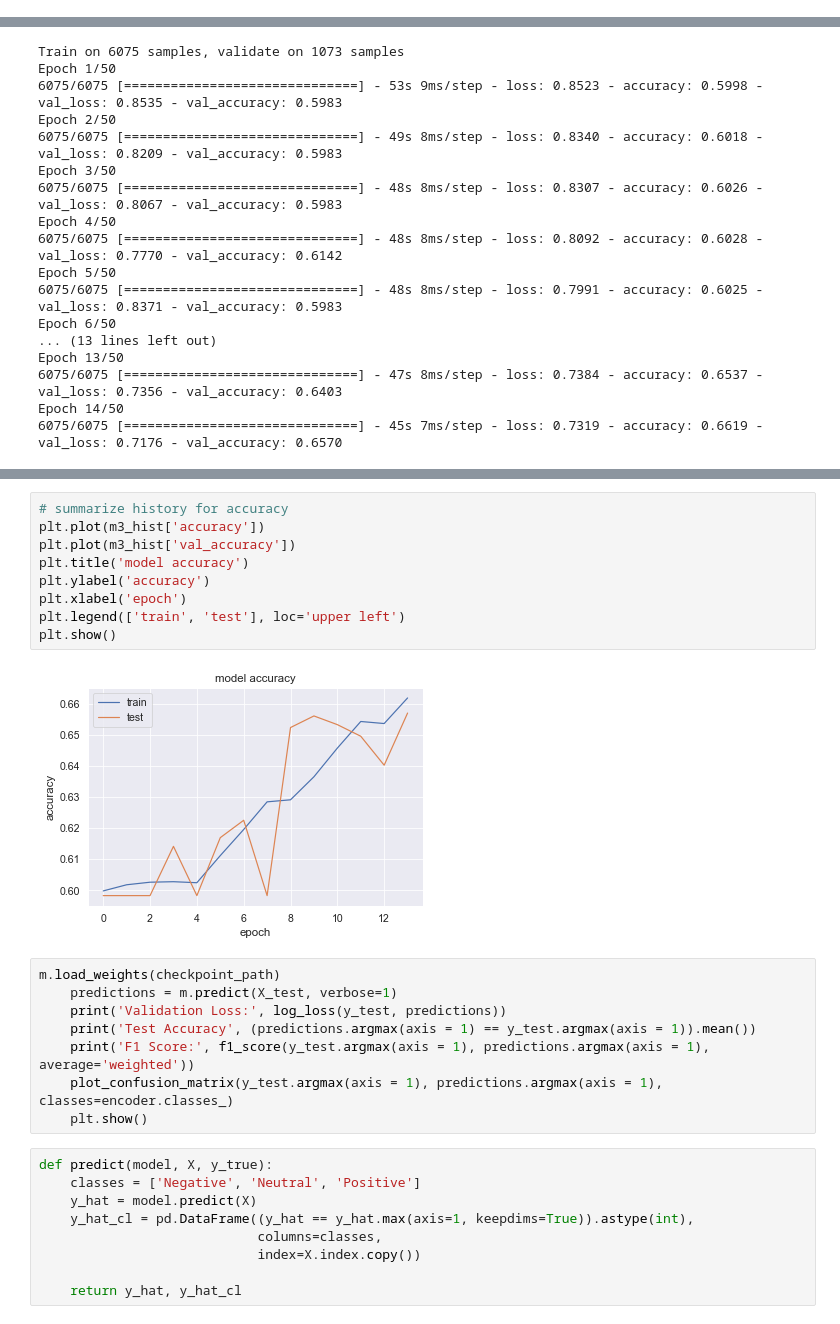
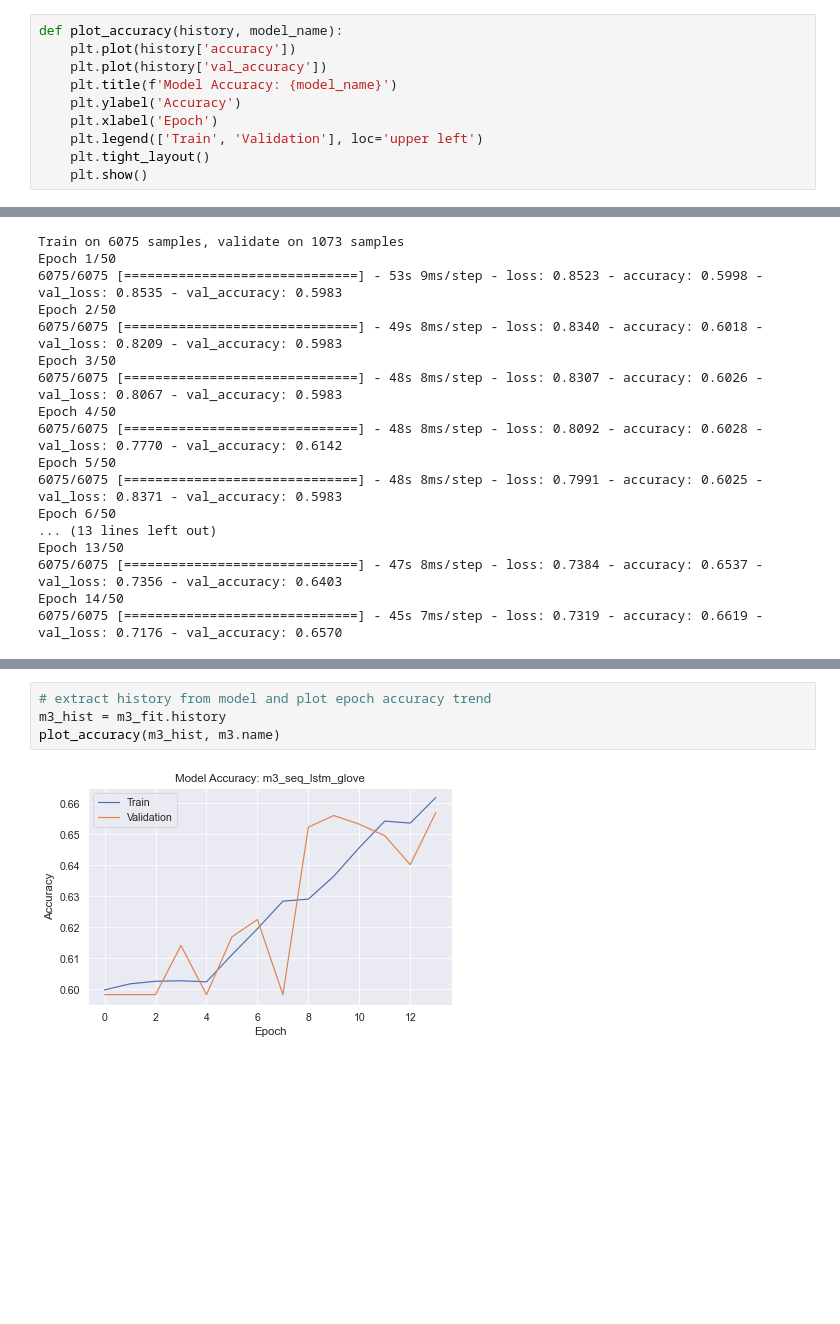
Before and after one commit to cutterback/p04-twitter-sentiment-nlp, a Jupyter notebook: Twitter-Sentiment-Analysis-NLP.ipynb, the cells around one changed output, grey strips where cells are left out. Cells and saved outputs as stored; diff of their text form; blank space fills up the shorter version.

Commit message:
Adding 5 model functions

```diff
--- a/Twitter-Sentiment-Analysis-NLP.ipynb
+++ b/Twitter-Sentiment-Analysis-NLP.ipynb
@@ -282,3 +282,13 @@ X_train: (7148, 23) X_test: (1788, 23) y_train: (7148, 3) y_test: (1788, 3)
 Document count: 7148 | Vocab size: 9435 | Input length: 23
 # %% [markdown]
 ## Model Functions
+# %%
+def plot_accuracy(history, model_name):
+    plt.plot(history['accuracy'])
+    plt.plot(history['val_accuracy'])
+    plt.title(f'Model Accuracy: {model_name}')
+    plt.ylabel('Accuracy')
+    plt.xlabel('Epoch')
+    plt.legend(['Train', 'Validation'], loc='upper left')
+    plt.tight_layout()
+    plt.show()
@@ -532,29 +563,7 @@ results_train
-# %%
-# summarize history for accuracy
-plt.plot(m3_hist['accuracy'])
-plt.plot(m3_hist['val_accuracy'])
-plt.title('model accuracy')
-plt.ylabel('accuracy')
-plt.xlabel('epoch')
-plt.legend(['train', 'test'], loc='upper left')
-plt.show()
-# %% [output]
-[figure, removed]
-# %%
-m.load_weights(checkpoint_path)
-    predictions = m.predict(X_test, verbose=1)
-    print('Validation Loss:', log_loss(y_test, predictions))
-    print('Test Accuracy', (predictions.argmax(axis = 1) == y_test.argmax(axis = 1)).mean())
-    print('F1 Score:', f1_score(y_test.argmax(axis = 1), predictions.argmax(axis = 1), average='weighted'))
-    plot_confusion_matrix(y_test.argmax(axis = 1), predictions.argmax(axis = 1), classes=encoder.classes_)
-    plt.show()
-# %%
-def predict(model, X, y_true):
-    classes = ['Negative', 'Neutral', 'Positive']
-    y_hat = model.predict(X)
-    y_hat_cl = pd.DataFrame((y_hat == y_hat.max(axis=1, keepdims=True)).astype(int),
-                            columns=classes,
-                            index=X.index.copy())
-
-    return y_hat, y_hat_cl
+# %%
+# extract history from model and plot epoch accuracy trend
+m3_hist = m3_fit.history
+plot_accuracy(m3_hist, m3.name)
+# %% [output]
+[figure, added]
 # %%
```
Also changed, not shown: parts of 13 cells of this notebook.
